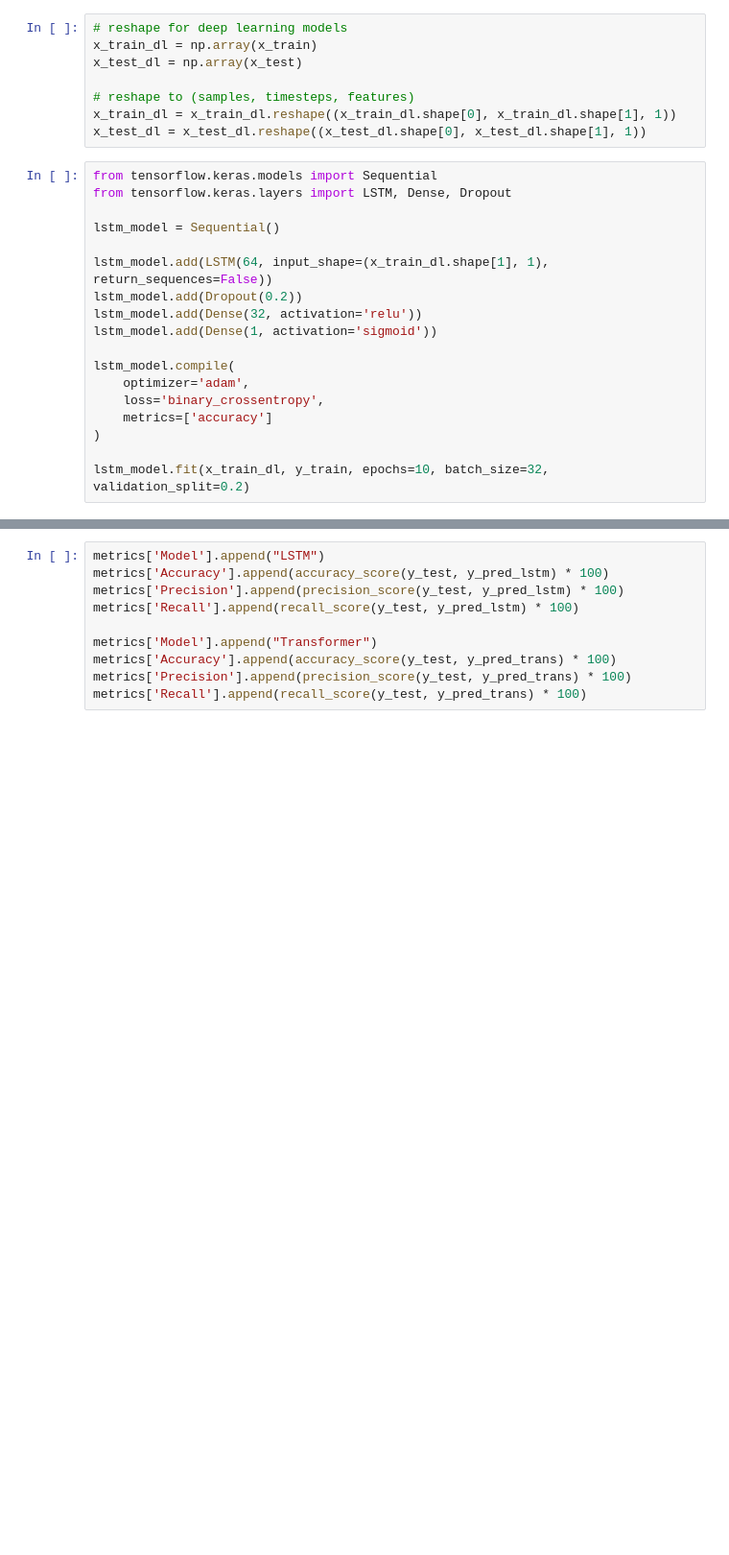
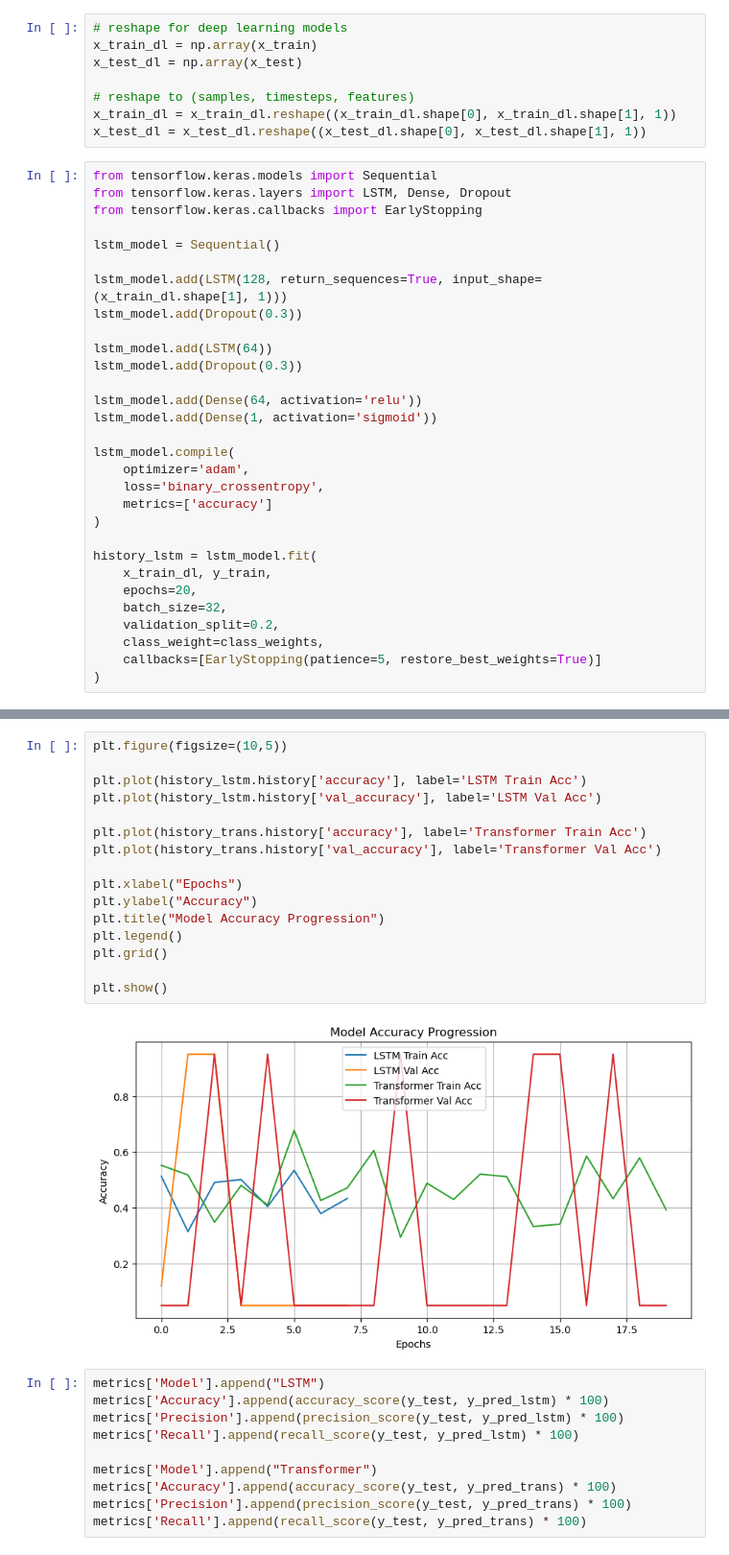
Before and after one commit to parth-05122005/FinanceFraudDetection, a Jupyter notebook: bank-data-analysis.ipynb, the cells around one changed output, grey strips where cells are left out. Shown at 96% size. Saved outputs shown, nothing was run; the diff lists cells and outputs as text; blank space fills up the shorter version.

```diff
--- a/bank-data-analysis.ipynb
+++ b/bank-data-analysis.ipynb
@@ -241,12 +251,17 @@ x_test_dl = x_test_dl.reshape((x_test_dl.shape[0], x_test_dl.shape[1], 1))
 # %%
 from tensorflow.keras.models import Sequential
 from tensorflow.keras.layers import LSTM, Dense, Dropout
+from tensorflow.keras.callbacks import EarlyStopping
 
 lstm_model = Sequential()
 
-lstm_model.add(LSTM(64, input_shape=(x_train_dl.shape[1], 1), return_sequences=False))
-lstm_model.add(Dropout(0.2))
-lstm_model.add(Dense(32, activation='relu'))
+lstm_model.add(LSTM(128, return_sequences=True, input_shape=(x_train_dl.shape[1], 1)))
+lstm_model.add(Dropout(0.3))
+
+lstm_model.add(LSTM(64))
+lstm_model.add(Dropout(0.3))
+
+lstm_model.add(Dense(64, activation='relu'))
 lstm_model.add(Dense(1, activation='sigmoid'))
 
 lstm_model.compile(
@@ -255,5 +270,12 @@ lstm_model.compile(
     metrics=['accuracy']
 )
 
-lstm_model.fit(x_train_dl, y_train, epochs=10, batch_size=32, validation_split=0.2)
+history_lstm = lstm_model.fit(
+    x_train_dl, y_train,
+    epochs=20,
+    batch_size=32,
+    validation_split=0.2,
+    class_weight=class_weights,
+    callbacks=[EarlyStopping(patience=5, restore_best_weights=True)]
+)
 # %% [output]
@@ -349,3 +381,21 @@ Transformer Recall: 0.0
+# %%
+plt.figure(figsize=(10,5))
+
+plt.plot(history_lstm.history['accuracy'], label='LSTM Train Acc')
+plt.plot(history_lstm.history['val_accuracy'], label='LSTM Val Acc')
+
+plt.plot(history_trans.history['accuracy'], label='Transformer Train Acc')
+plt.plot(history_trans.history['val_accuracy'], label='Transformer Val Acc')
+
+plt.xlabel("Epochs")
+plt.ylabel("Accuracy")
+plt.title("Model Accuracy Progression")
+plt.legend()
+plt.grid()
+
+plt.show()
+# %% [output]
+[figure, added]
 # %%
 metrics['Model'].append("LSTM")
 metrics['Accuracy'].append(accuracy_score(y_test, y_pred_lstm) * 100)
```
Also changed, not shown: parts of 7 cells of this notebook.
